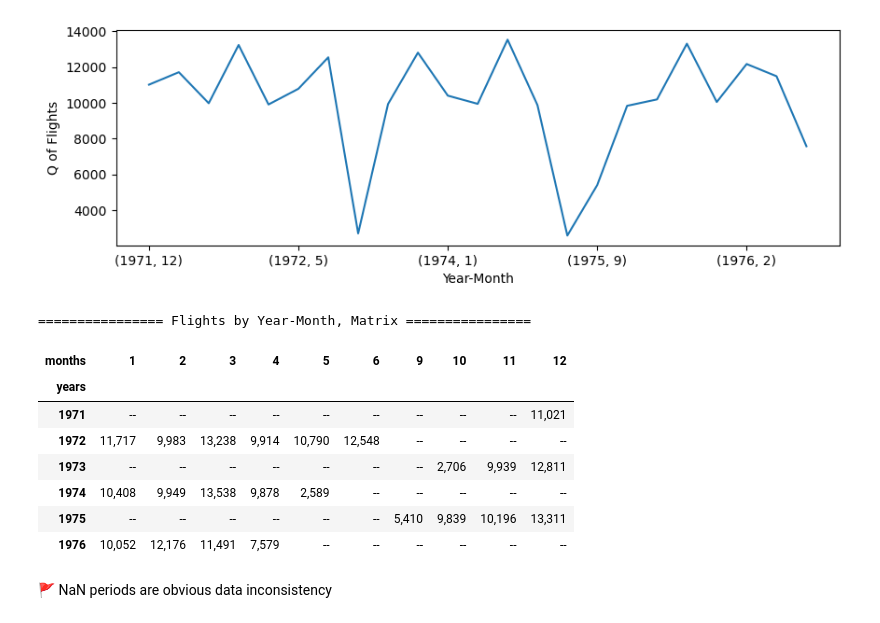
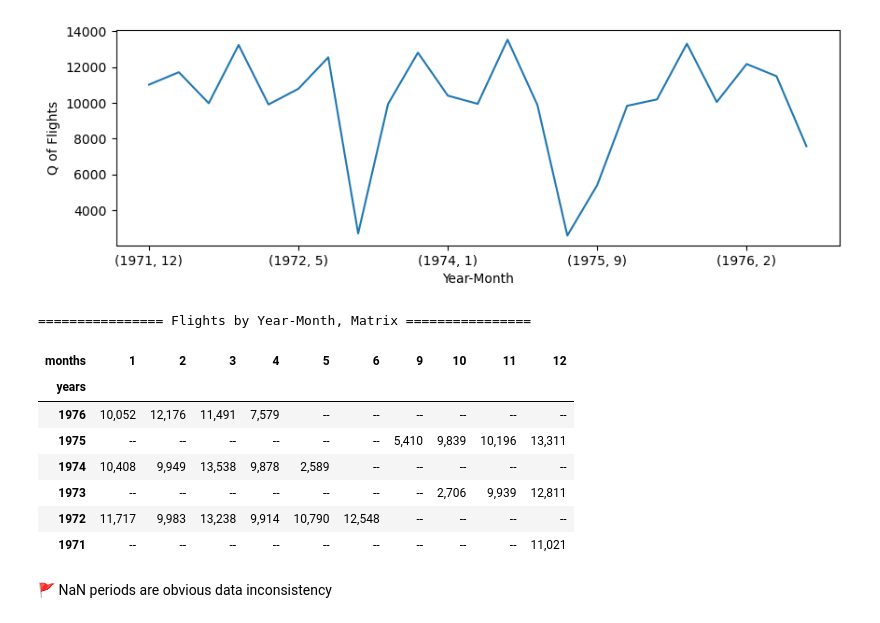
Before and after one commit to serg-razum-off/Altair, a Jupyter notebook: [PD] practice on V_Filghts.ipynb, the cells around one changed output. Cells and saved outputs as stored; diff of their text form; code cells hidden in the pictures.

```diff
--- a/[PD] practice on V_Filghts.ipynb
+++ b/[PD] practice on V_Filghts.ipynb
@@ -41,3 +38,12 @@ df_flights = pd.read_pickle('./Data/vega_datasets.pkl').loc['flights-3m.csv']['D
+# %%
+# df_flights = pd.read_csv('https://raw.githubusercontent.com/vega/vega-datasets/main/data/flights-3m.csv')
+
+df_flights = (
+    pd.read_pickle('./Data/vega_datasets.pkl')
+        .loc['flights-3m.csv']['DF']
+        .assign(origin=lambda x: x['origin'].astype('category'))
+        .assign(destination=lambda x: x['destination'].astype('category'))
+)
 # %%
 # from math import ceil
 print_X("Initially loaded")
@@ -127,26 +139,30 @@ plt.show()
 # %%
 print_X("Flights by Year-Month, Matrix")
 
 YM_Matrix = (
     df_flights.groupby([df_flights['date'].dt.year, df_flights['date'].dt.month])
         .size()
         .unstack()
         .rename_axis(columns='months', index='years')
-        .applymap(lambda x: f"{x:,.0f}" if pd.notna(x) else x)
-        # .applymap(lambda x: f"{int(x/1000)}K" if pd.notna(x) else x)
-        .fillna("--")
+        .sort_index(ascending=False)
 )
-YM_Matrix
+
+(
+    YM_Matrix
+    .applymap(lambda x: f"{x:,.0f}" if pd.notna(x) else x)
+    # .applymap(lambda x: f"{int(x/1000)}K" if pd.notna(x) else x)
+    .fillna("--")
+)
 # %% [output]
 ================ Flights by Year-Month, Matrix ================
 | months | 1 | 2 | 3 | 4 | 5 | 6 | 9 | 10 | 11 | 12 |
 | years |  |  |  |  |  |  |  |  |  |  |
+| 1976 | 10,052 | 12,176 | 11,491 | 7,579 | -- | -- | -- | -- | -- | -- |
+| 1975 | -- | -- | -- | -- | -- | -- | 5,410 | 9,839 | 10,196 | 13,311 |
+| 1974 | 10,408 | 9,949 | 13,538 | 9,878 | 2,589 | -- | -- | -- | -- | -- |
+| 1973 | -- | -- | -- | -- | -- | -- | -- | 2,706 | 9,939 | 12,811 |
+| 1972 | 11,717 | 9,983 | 13,238 | 9,914 | 10,790 | 12,548 | -- | -- | -- | -- |
 | 1971 | -- | -- | -- | -- | -- | -- | -- | -- | -- | 11,021 |
-| 1972 | 11,717 | 9,983 | 13,238 | 9,914 | 10,790 | 12,548 | -- | -- | -- | -- |
-| 1973 | -- | -- | -- | -- | -- | -- | -- | 2,706 | 9,939 | 12,811 |
-| 1974 | 10,408 | 9,949 | 13,538 | 9,878 | 2,589 | -- | -- | -- | -- | -- |
-| 1975 | -- | -- | -- | -- | -- | -- | 5,410 | 9,839 | 10,196 | 13,311 |
-| 1976 | 10,052 | 12,176 | 11,491 | 7,579 | -- | -- | -- | -- | -- | -- |
 # %% [markdown]
 🚩 NaN periods are obvious data inconsistency
 # %% [markdown]
```
Also changed, not shown: parts of 8 cells of this notebook, 1 other file.
